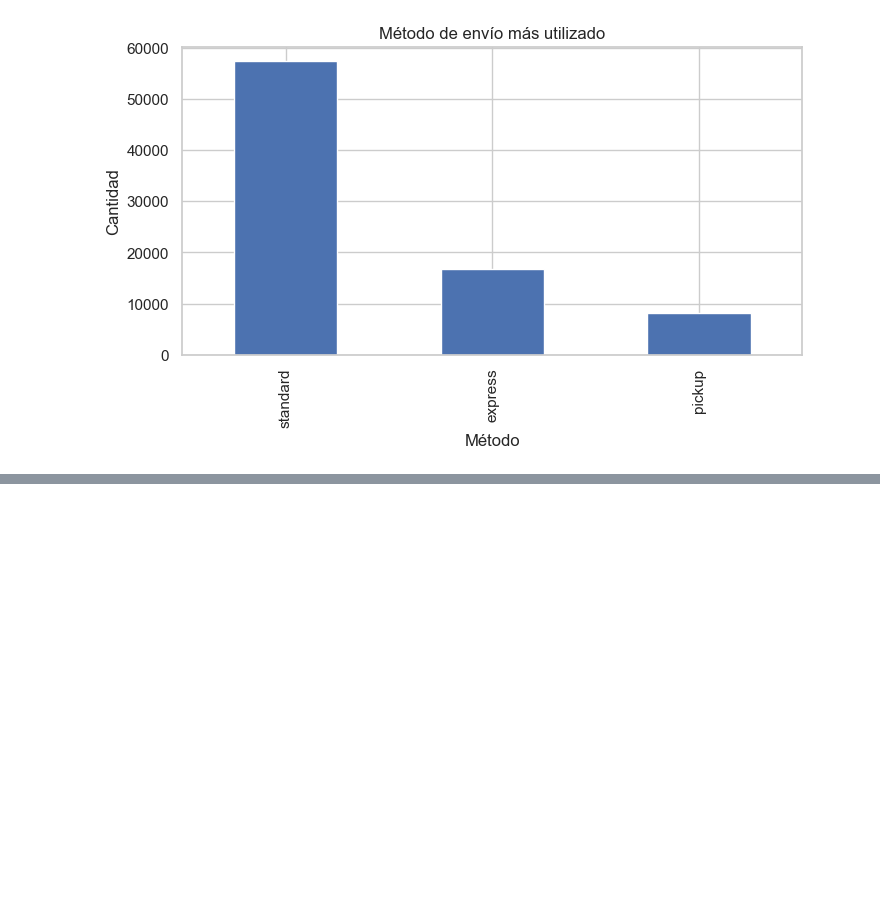
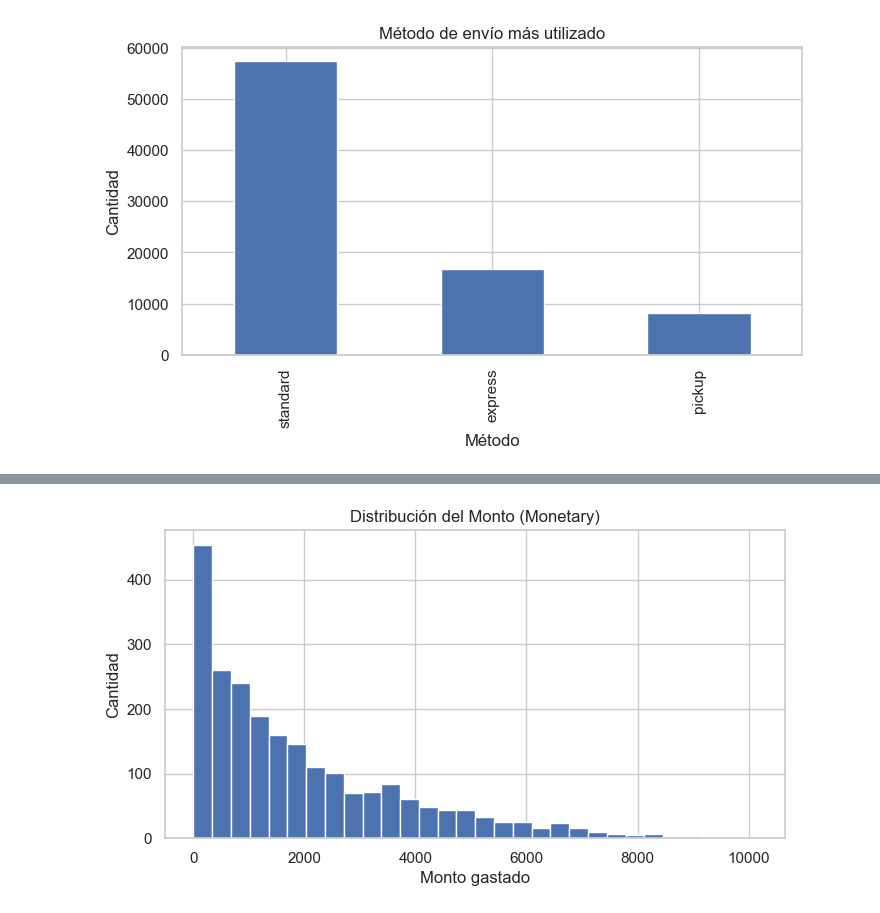
Before and after one commit to Jsilveira20/Gobierno-y-gestion, a Jupyter notebook: notebooks/Visualizaciones.ipynb, the cells around one changed output, grey strips where cells are left out. Saved outputs shown, nothing was run; the diff lists cells and outputs as text; code cells hidden in the pictures; blank space fills up the shorter version.

```diff
--- a/notebooks/Visualizaciones.ipynb
+++ b/notebooks/Visualizaciones.ipynb
@@ -70,0 +99,11 @@ KeyError: 'recency'
+# %%
+monetary = orders.groupby("client_id")["order_price"].sum()
+
+plt.figure(figsize=(8,4))
+monetary.plot(kind="hist", bins=30)
+plt.title("Distribución del Monto (Monetary)")
+plt.xlabel("Monto gastado")
+plt.ylabel("Cantidad")
+plt.show()
+# %% [output]
+[figure, added]
```
Also changed, not shown: parts of 18 cells of this notebook.
